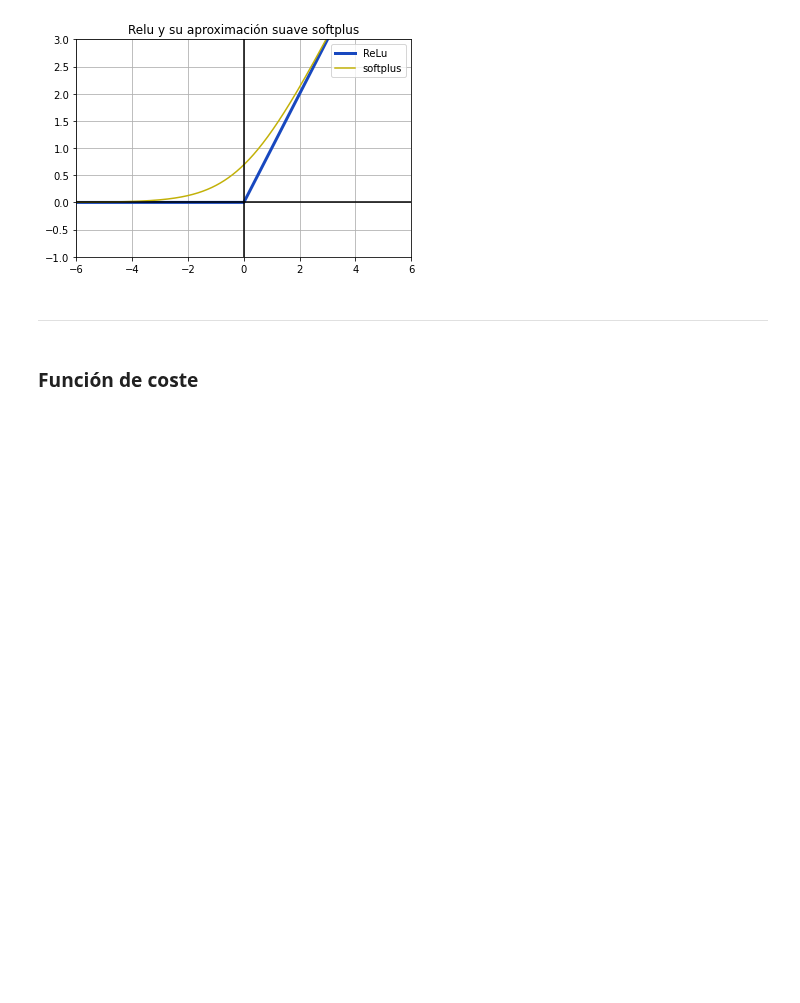
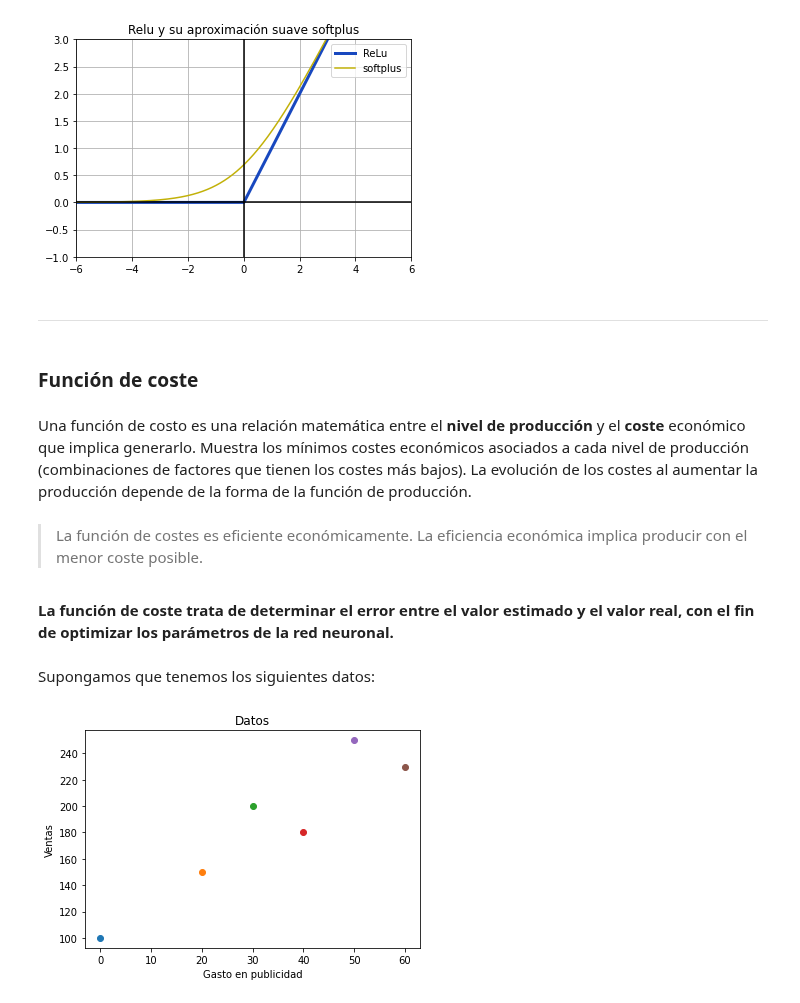
Before and after one commit to abdielgv162/Data-Science-Machine-Learning-Notes, a Jupyter notebook: Calculo/calculo.ipynb, the cells around one changed output. Saved outputs shown, nothing was run; the diff lists cells and outputs as text; code cells hidden in the pictures; blank space fills up the shorter version.

Commit message:
funcion de coste implementada en codigo

```diff
--- a/Calculo/calculo.ipynb
+++ b/Calculo/calculo.ipynb
@@ -1130,3 +1130,32 @@ if __name__ == '__main__':
 ---
 # %% [markdown]
 ### Función de coste
+# %% [markdown]
+Una función de costo es una relación matemática entre el **nivel de producción** y el **coste** económico que implica generarlo. Muestra los mínimos costes económicos asociados a cada nivel de producción (combinaciones de factores que tienen los costes más bajos). La evolución de los costes al aumentar la producción depende de la forma de la función de producción.
+# %% [markdown]
+> La función de costes es eficiente económicamente. La eficiencia económica implica producir con el menor coste posible.
+# %% [markdown]
+**La función de coste trata de determinar el error entre el valor estimado y el valor real, con el fin de optimizar los parámetros de la red neuronal.**
+# %% [markdown]
+Supongamos que tenemos los siguientes datos:
+# %%
+import matplotlib.pyplot as plt
+import numpy as np
+
+def graph(data):
+    #Creamos el cuadrito
+    fig, ax = plt.subplots()
+    plt.title('Datos')
+    plt.xlabel("Gasto en publicidad")
+    plt.ylabel("Ventas")
+    for i in data:
+        plt.plot(i[0], i[1], 'o')
+
+def main():
+    data = [[0,100],[20,150],[30,200],[40,180],[50,250],[60,230]]
+    graph(data)
+
+if __name__ == '__main__':
+    main()
+# %% [output]
+[figure, added]
```
Also changed, not shown: parts of 11 cells of this notebook.
